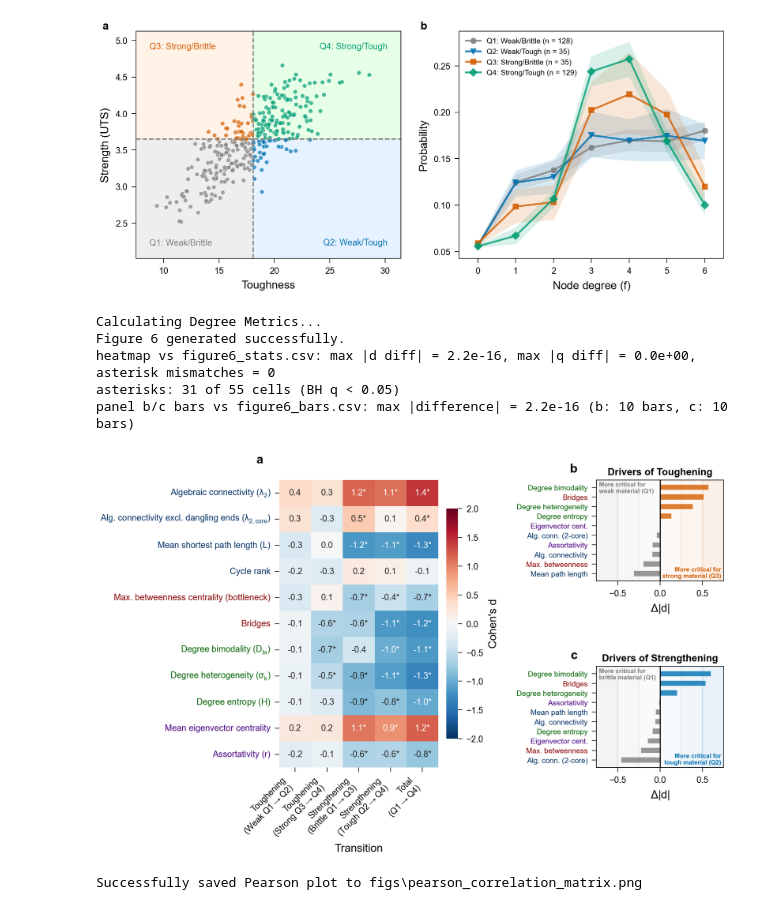
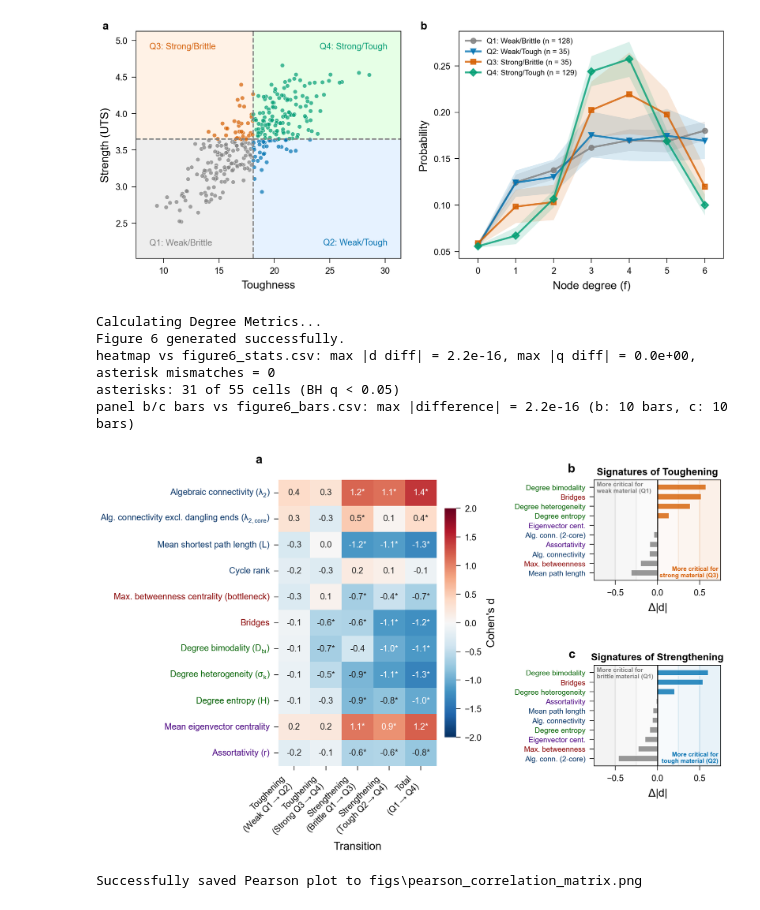
Before and after one commit to keten-group/topon, a Jupyter notebook: demos/npjcompmat/generate_figures_executed.ipynb, the cells around one changed output. Saved outputs shown, nothing was run; the diff lists cells and outputs as text; code cells hidden in the pictures.

```diff
--- a/demos/npjcompmat/generate_figures_executed.ipynb
+++ b/demos/npjcompmat/generate_figures_executed.ipynb
@@ -1245,13 +1245,13 @@ def plot_contrast_grad(ax, series, title, left_text, right_text, left_color, rig
     ax.text(-0.15, 1.05, panel_label, transform=ax.transAxes, fontsize=10, fontweight='bold', va='bottom', ha='right')
 
 plot_contrast_grad(ax_top, diff_toughening,
-                  'Drivers of Toughening',
+                  'Signatures of Toughening',
                   'More critical for\nweak material (Q1)',      # CHANGE (v0.2.0): three-line corner notes
                   'More critical for\nstrong material (Q3)',
                   '#7f7f7f', '#D55E00', 'b')
 
 plot_contrast_grad(ax_bot, diff_strengthening,
-                  'Drivers of Strengthening',
+                  'Signatures of Strengthening',
                   'More critical for\nbrittle material (Q1)',
                   'More critical for\ntough material (Q2)',
                   '#7f7f7f', '#0072B2', 'c')
@@ -1265,34 +1265,34 @@ print("Figure 6 generated successfully.")
 # CHANGE (v0.2.0): check the heatmap and bars against the reference tables (data/derived/figure_stats/)
 _ref = read_csv_exact(os.path.join(REV_PATH, 'figure_stats', 'figure6_stats.csv'))
 _nm = {'Algebraic connectivity (lambda_2)': 'lambda_2', 'Algebraic connectivity excl. dangling ends (lambda_2,core)': 'lambda_2_core',
        'Mean shortest path length (L)': 'avg_path_len', 'Cycle rank': 'cycle_rank', 'Max. betweenness centrality': 'max_betweenness',
        'Bridges': 'num_bridges', 'Degree bimodality (D_bi)': 'deg_bimodality', 'Degree heterogeneity (sigma_k)': 'deg_std',
        'Degree entropy (H)': 'deg_entropy', 'Mean eigenvector centrality': 'avg_eigenvector_cent', 'Assortativity (r)': 'assortativity'}
 _tr = {'Toughening (weak, Q1->Q2)': 0, 'Toughening (strong, Q3->Q4)': 1, 'Strengthening (brittle, Q1->Q3)': 2,
        'Strengthening (tough, Q2->Q4)': 3, 'Total (Q1->Q4)': 4}
 _dmax = _qmax = 0.0; _star_mismatch = 0
 for _, r in _ref.iterrows():
     _row = map_long[_nm[r.metric]]; _col = col_order[_tr[r.transition]]
     _dmax = max(_dmax, abs(pivot_d.loc[_row, _col] - r.cohens_d)); _qmax = max(_qmax, abs(pivot_q.loc[_row, _col] - r.bh_q))
     _star_mismatch += int(bool(pivot_sig.loc[_row, _col]) != bool(r.sig_bh))
 print(f"heatmap vs figure6_stats.csv: max |d diff| = {_dmax:.1e}, max |q diff| = {_qmax:.1e}, asterisk mismatches = {_star_mismatch}")
 print(f"asterisks: {int(pivot_sig.to_numpy().sum())} of {pivot_sig.size} cells (BH q < 0.05)")
 assert _dmax < 1e-12 and _qmax < 1e-12 and _star_mismatch == 0 and int(pivot_sig.to_numpy().sum()) == 31
 _bars = read_csv_exact(os.path.join(REV_PATH, 'figure_stats', 'figure6_bars.csv'))
 _bmax = 0.0
 for lab, ser in (('panel b', diff_toughening), ('panel c', diff_strengthening)):
     for feat, v in ser.items():
         ref = _bars[(_bars.metric.map(_nm) == feat) & _bars.bar.str.startswith(lab)].delta_abs_d.iloc[0]
         _bmax = max(_bmax, abs(v - ref))
 print(f"panel b/c bars vs figure6_bars.csv: max |difference| = {_bmax:.1e} (b: {len(diff_toughening)} bars, c: {len(diff_strengthening)} bars)")
 assert _bmax < 1e-12 and len(diff_toughening) == len(diff_strengthening) == 10
 # %% [output]
 Calculating Degree Metrics...
 Figure 6 generated successfully.
 heatmap vs figure6_stats.csv: max |d diff| = 2.2e-16, max |q diff| = 0.0e+00, asterisk mismatches = 0
 asterisks: 31 of 55 cells (BH q < 0.05)
 panel b/c bars vs figure6_bars.csv: max |difference| = 2.2e-16 (b: 10 bars, c: 10 bars)
-[figure, old version]
+[figure, new version]
 # %%
 # --- Pearson Correlation Matrix ---
 
```
Also changed, not shown: 21 other files.
